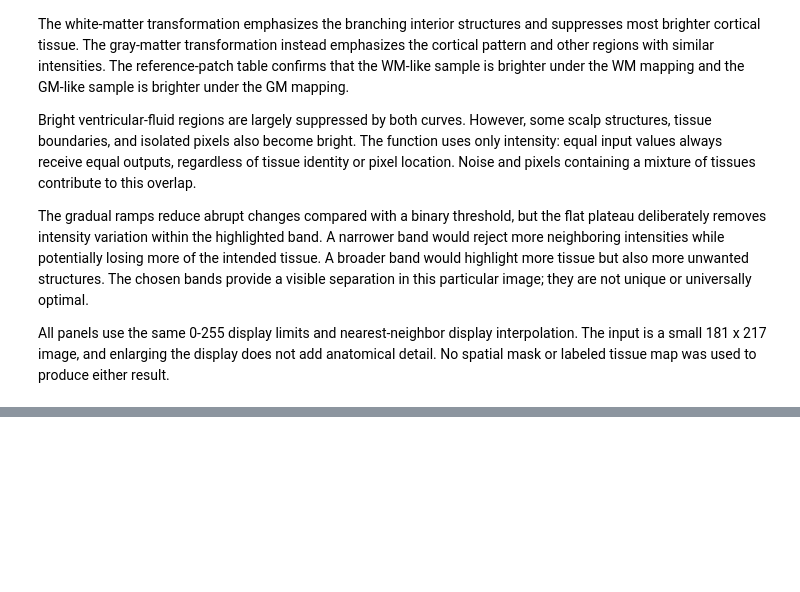
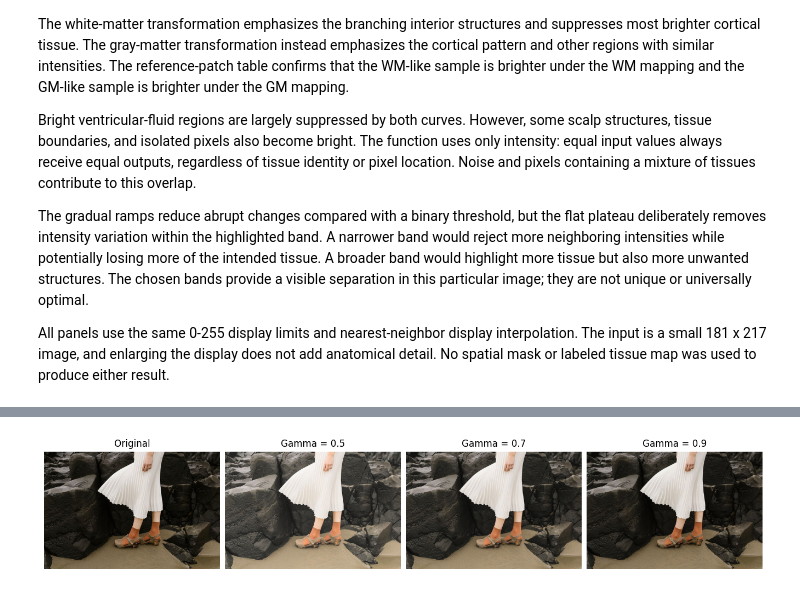
Before and after one commit to ahesh-dilhan/en3160-assignment-01, a Jupyter notebook: assignment_01.ipynb, the cells around one changed output, grey strips where cells are left out. Drawn from its saved outputs; the diff is of its cells as text; code cells hidden in the pictures; blank space fills up the shorter version.

Commit message:
Implement Question 3 Lab lightness gamma correction and histograms

```diff
--- a/assignment_01.ipynb
+++ b/assignment_01.ipynb
@@ -611,0 +647,21 @@ Questions 3-10 remain for subsequent work.
+# %%
+photo_path = PROJECT_DIR / "data" / "q3_gamma_photo.jpg"
+photo_bgr = cv.imread(str(photo_path), cv.IMREAD_COLOR)
+if photo_bgr is None:
+    raise FileNotFoundError(f"Could not read {photo_path}")
+
+photo_rgb = cv.cvtColor(photo_bgr, cv.COLOR_BGR2RGB)
+photo_lab = cv.cvtColor(photo_rgb.astype(np.float32) / 255.0, cv.COLOR_RGB2Lab)
+
+def gamma_correct_lab(lab_image, gamma):
+    """Return float32 Lab with gamma applied only to L* (range 0 to 100)."""
+    if not np.isfinite(gamma) or gamma <= 0:
+        raise ValueError("gamma must be finite and positive.")
+    if lab_image.dtype != np.float32:
+        raise TypeError("Use float32 Lab, with L* in the range 0 to 100.")
+    corrected = lab_image.copy()
+    normalized_l = np.clip(lab_image[..., 0] / 100.0, 0.0, 1.0)
+    corrected[..., 0] = 100.0 * normalized_l ** gamma
+    return corrected
+
+print(f"Figure 3: {photo_rgb.shape[1]} x {photo_rgb.shape[0]}, RGB uint8")
@@ -611,0 +677,24 @@ Questions 3-10 remain for subsequent work.
+# %%
+GAMMA_VALUES = [0.5, 0.7, 0.9]
+gamma_lab_results = {
+    gamma: gamma_correct_lab(photo_lab, gamma) for gamma in GAMMA_VALUES
+}
+gamma_rgb_results = {}
+for gamma, corrected_lab in gamma_lab_results.items():
+    rgb_float = cv.cvtColor(corrected_lab, cv.COLOR_Lab2RGB)
+    gamma_rgb_results[gamma] = np.clip(
+        np.rint(rgb_float * 255.0), 0, 255
+    ).astype(np.uint8)
+
+fig, axes = plt.subplots(1, 4, figsize=(12, 3), layout="constrained")
+panels = [("Original", photo_rgb)] + [
+    (f"Gamma = {gamma}", gamma_rgb_results[gamma]) for gamma in GAMMA_VALUES
+]
+for ax, (title, rgb) in zip(axes, panels):
+    ax.imshow(rgb)
+    ax.set_title(title)
+    ax.axis("off")
+fig.savefig(OUTPUT_DIR / "q3_gamma_experiments.png", dpi=160, bbox_inches="tight")
+plt.show()
+# %% [output]
+[figure, added]
```
Also changed, not shown: parts of 14 cells of this notebook, 3 other files.
